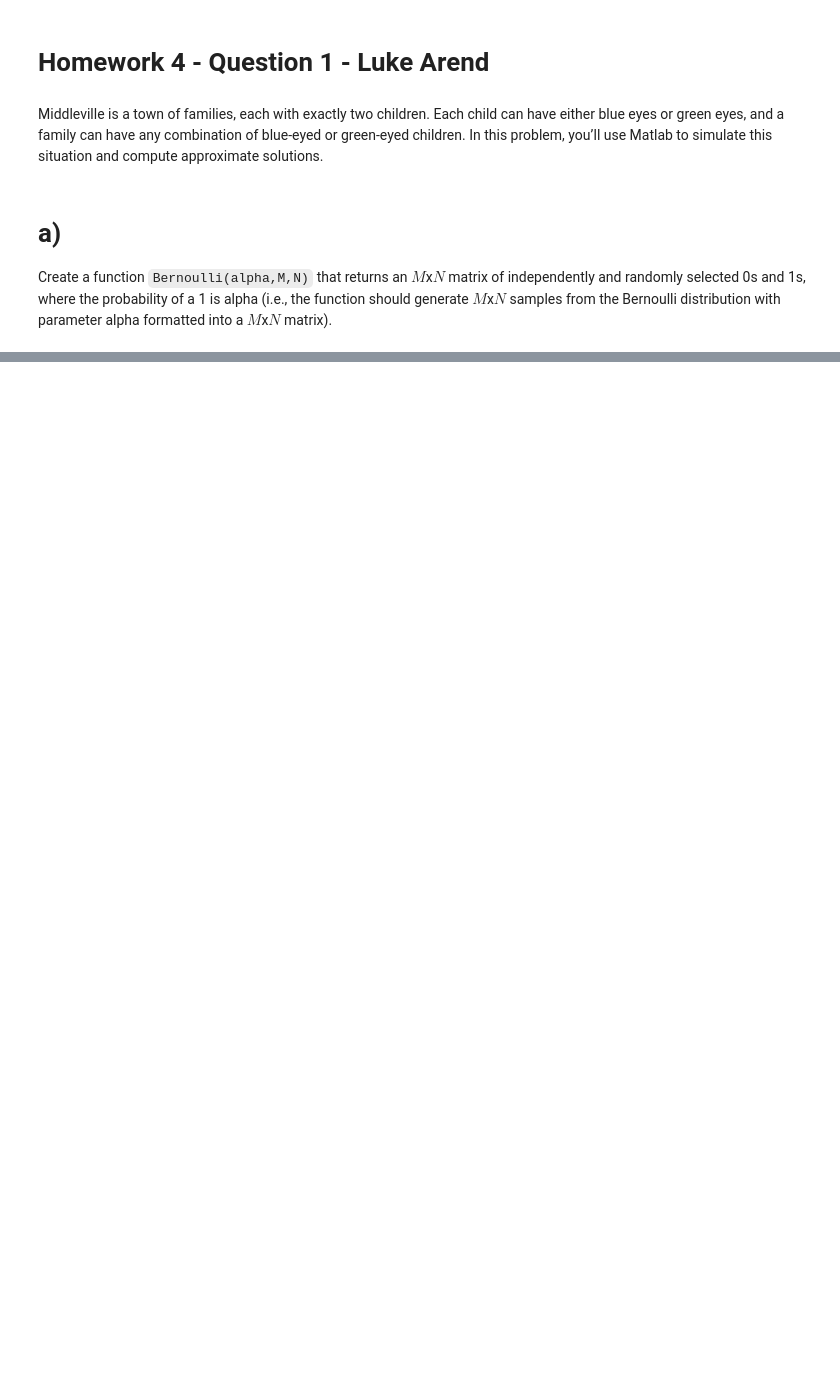
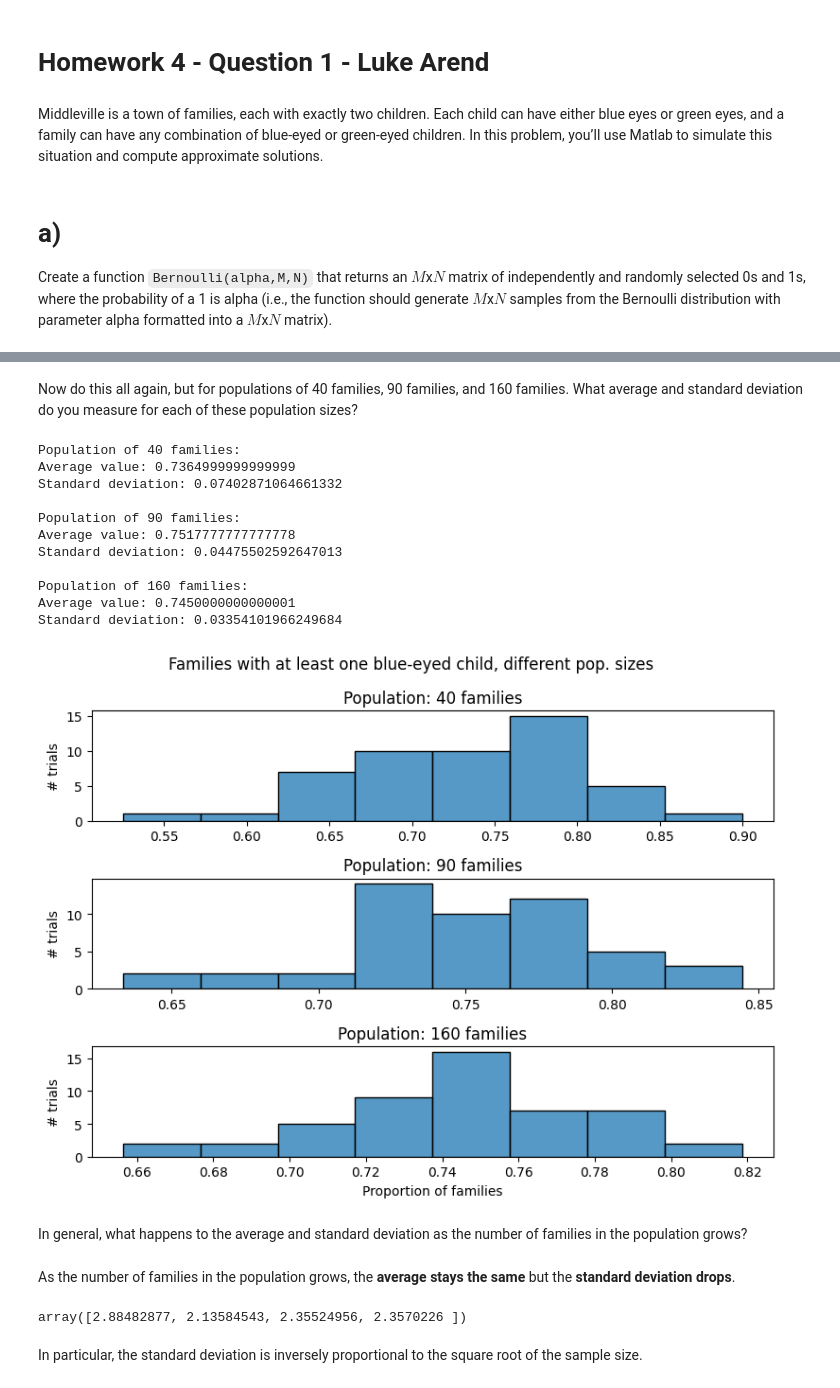
Before and after one commit to lukearend/math-tools, a Jupyter notebook: homework/hw4/HW4_Q1_Arend.ipynb, the cells around one changed output, grey strips where cells are left out. Drawn from its saved outputs; the diff is of its cells as text; code cells hidden in the pictures; blank space fills up the shorter version.

```diff
--- a/homework/hw4/HW4_Q1_Arend.ipynb
+++ b/homework/hw4/HW4_Q1_Arend.ipynb
@@ -27,3 +82,53 @@ deviation as the number of families in the population grows?
+# %% [markdown]
+Now do this all again, but for populations of 40 families, 90
+families, and 160 families. What average and standard deviation do you measure for
+each of these population sizes?
+# %%
+fig, axs = plt.subplots(3, 1, figsize=(8, 6))
+plt.suptitle('Families with at least one blue-eyed child, different pop. sizes')
+print(f"Population of 40 families:")
+plt.sca(axs[0])
+std_40 = sample_middleville(40, binsize=0.05)
+plt.title('Population: 40 families')
+plt.ylabel('# trials')
+print(f"\nPopulation of 90 families:")
+plt.sca(axs[1])
+std_90 = sample_middleville(90, binsize=0.025)
+plt.title('Population: 90 families')
+plt.ylabel('# trials')
+print(f"\nPopulation of 160 families:")
+plt.sca(axs[2])
+std_160 = sample_middleville(160, binsize=0.02)
+plt.title('Population: 160 families')
+plt.ylabel('# trials')
+plt.xlabel('Proportion of families')
+plt.tight_layout()
+# %% [output]
+Population of 40 families:
+Average value: 0.7364999999999999
+Standard deviation: 0.07402871064661332
+
+Population of 90 families:
+Average value: 0.7517777777777778
+Standard deviation: 0.04475502592647013
+
+Population of 160 families:
+Average value: 0.7450000000000001
+Standard deviation: 0.03354101966249684
+[figure, added]
+# %% [markdown]
+In general, what happens to the average and standard
+deviation as the number of families in the population grows?
+# %% [markdown]
+As the number of families in the population grows, the **average stays the same** but the **standard deviation drops**.
+# %%
+std = [std_10, std_40, std_90, std_160]
+inv_sqrt = 1 / np.sqrt([10, 40, 90, 160])
+inv_sqrt / std
+# %% [output]
+array([2.88482877, 2.13584543, 2.35524956, 2.3570226 ])
+# %% [markdown]
+In particular, the standard deviation is inversely proportional to the square root of the sample size.
 # %% [markdown]
 # c)
 
```
Also changed, not shown: parts of 26 cells of this notebook, 1 other file.
